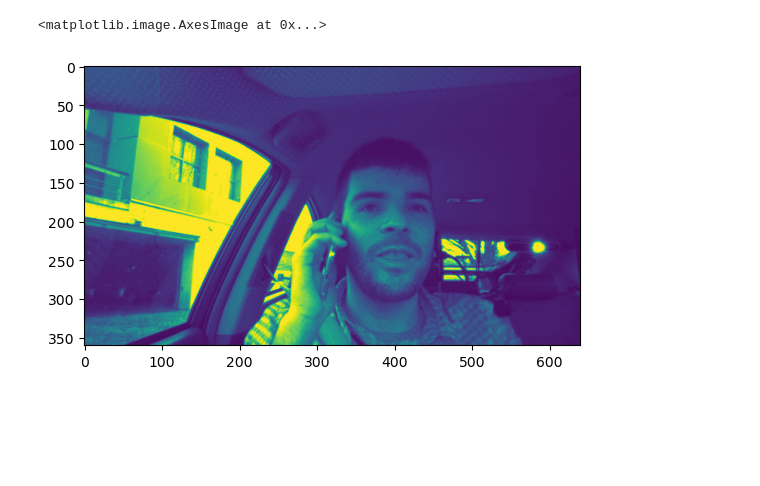
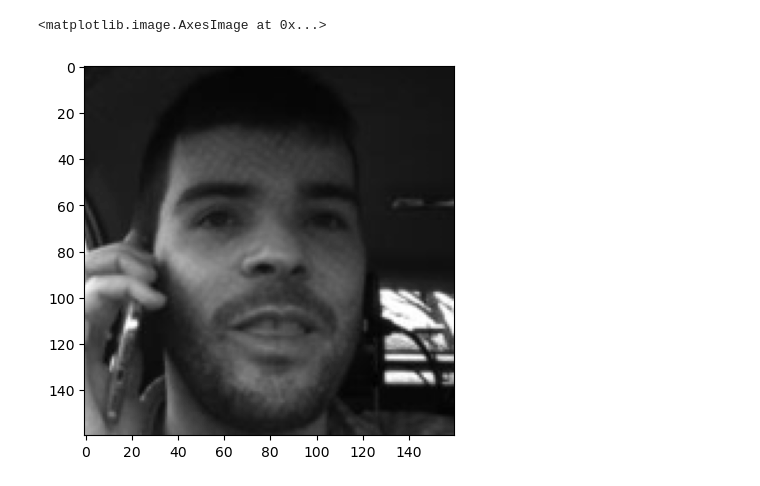
Before and after one commit to lennartvoelz/driver_inattention_detection, a Jupyter notebook: scripts/preproc.ipynb, the cells around one changed output. Saved outputs shown, nothing was run; the diff lists cells and outputs as text; code cells hidden in the pictures; blank space fills up the shorter version.

```diff
--- a/scripts/preproc.ipynb
+++ b/scripts/preproc.ipynb
@@ -40,30 +37,37 @@ pics_test = np.array(pics_test)
 # %%
 def crop_face(image):
     """
     Crops the face from input image using Haar Cascade Classifier
 
     Args:
         image: image
 
     Returns:
         face: face image
     """
     face_cascade = cv2.CascadeClassifier("haarcascade_frontalface_default.xml")
     faces = face_cascade.detectMultiScale(image, 1.1, 4)
     if len(faces) == 0:
-        return None
+        return image
     for (x, y, w, h) in faces:
-        face = cv2.resize(image[y-30:y+30+h, x-30:x+w+30], (160, 160))
+        if y-30 >= 0 or x-30 >= 0 or y+h+30 < image.shape[0] or x+w+30 < image.shape[1]:
+            face = cv2.resize(image[y-30:y+30+h, x-30:x+w+30], (160, 160))
+        else:
+            face = cv2.resize(image[y:y+h, x:x+w], (160, 160))
     return face
 
 
 # faces = []
-# for image in tqdm.tqdm(pics_train):
+# for image in tqdm.tqdm(pics_train[:100]):
 #     face = crop_face(image)
 #     if face is not None:
 #         faces.append(face)
 
-plt.imshow(pics_train[0])
+# plt.imshow(pics_train[0])
+
+# test = crop_face(pics_train[0])
+
+# plt.imshow(test, cmap='gray')
 # %% [output]
 <matplotlib.image.AxesImage at 0x...>
-[figure, old version]
+[figure, new version]
```
Also changed, not shown: parts of 5 cells of this notebook, 1 other file.
